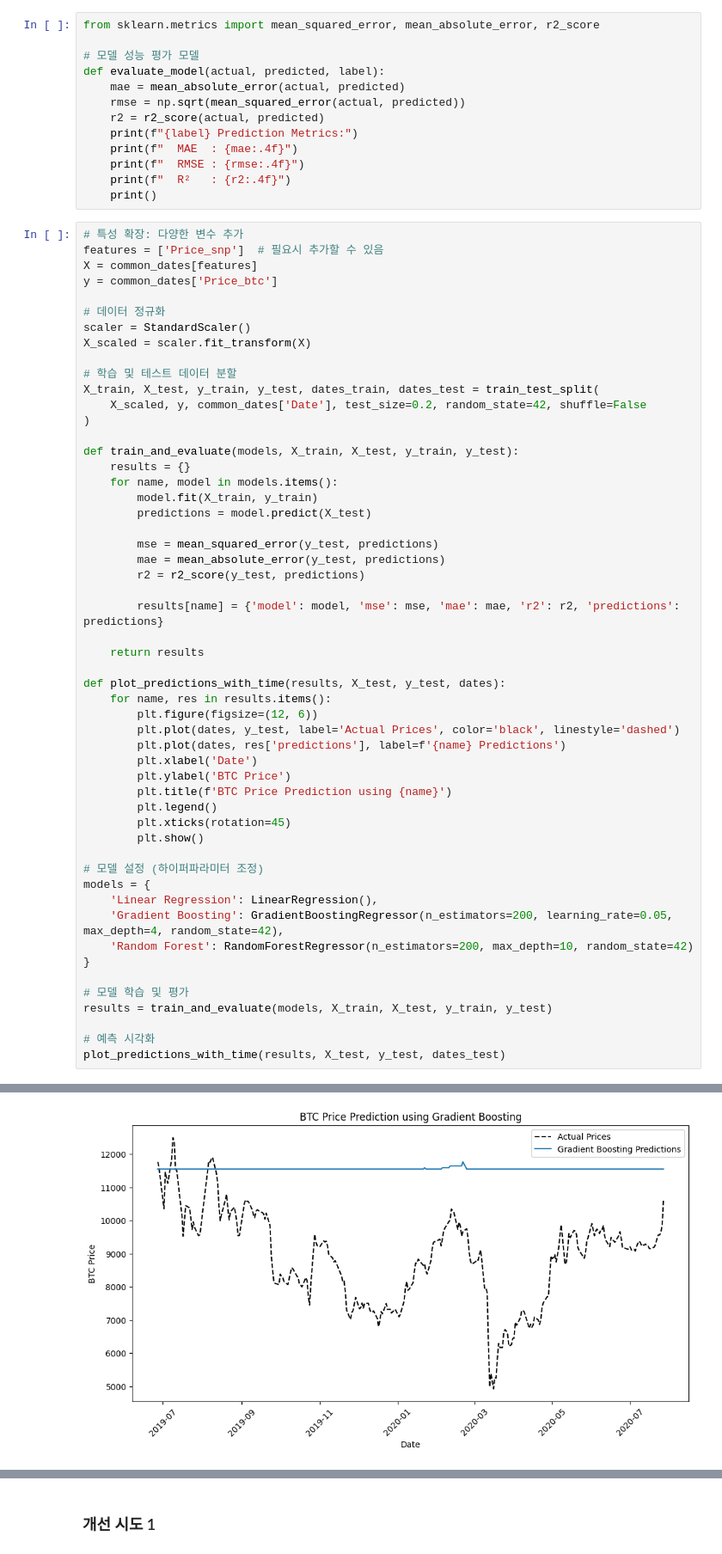
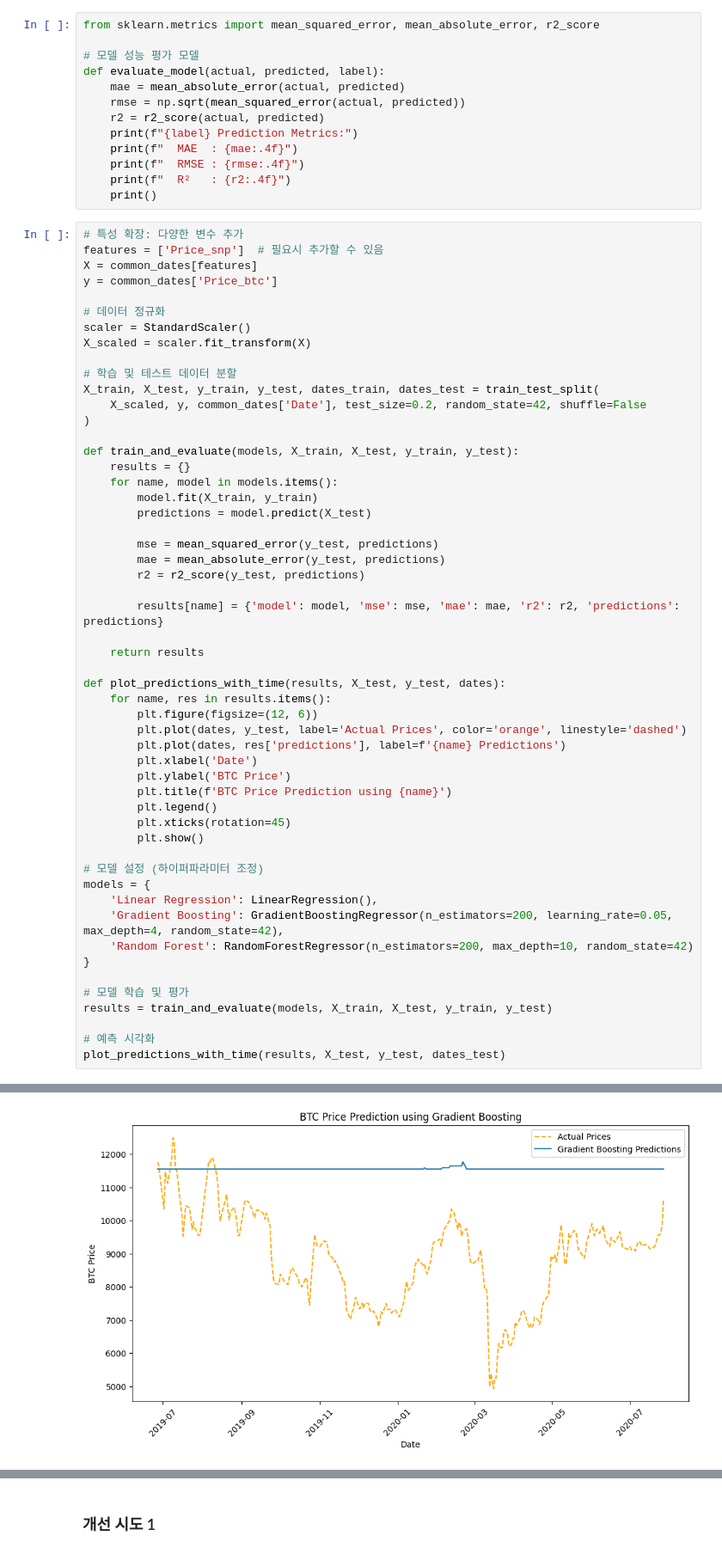
Before and after one commit to Encore-SKN-9/ml_3team, a Jupyter notebook: 3team_ml_test.ipynb, the cells around one changed output, grey strips where cells are left out. Shown at 86% size. Saved outputs shown, nothing was run; the diff lists cells and outputs as text.

```diff
--- a/3team_ml_test.ipynb
+++ b/3team_ml_test.ipynb
@@ -206,7 +206,7 @@ def train_and_evaluate(models, X_train, X_test, y_train, y_test):
 def plot_predictions_with_time(results, X_test, y_test, dates):
     for name, res in results.items():
         plt.figure(figsize=(12, 6))
-        plt.plot(dates, y_test, label='Actual Prices', color='black', linestyle='dashed')
+        plt.plot(dates, y_test, label='Actual Prices', color='orange', linestyle='dashed')
         plt.plot(dates, res['predictions'], label=f'{name} Predictions')
         plt.xlabel('Date')
         plt.ylabel('BTC Price')
@@ -232 +232 @@ plot_predictions_with_time(results, X_test, y_test, dates_test)
-[figure, old version]
+[figure, new version]
```
Also changed, not shown: parts of 5 cells of this notebook, 2 other files.
